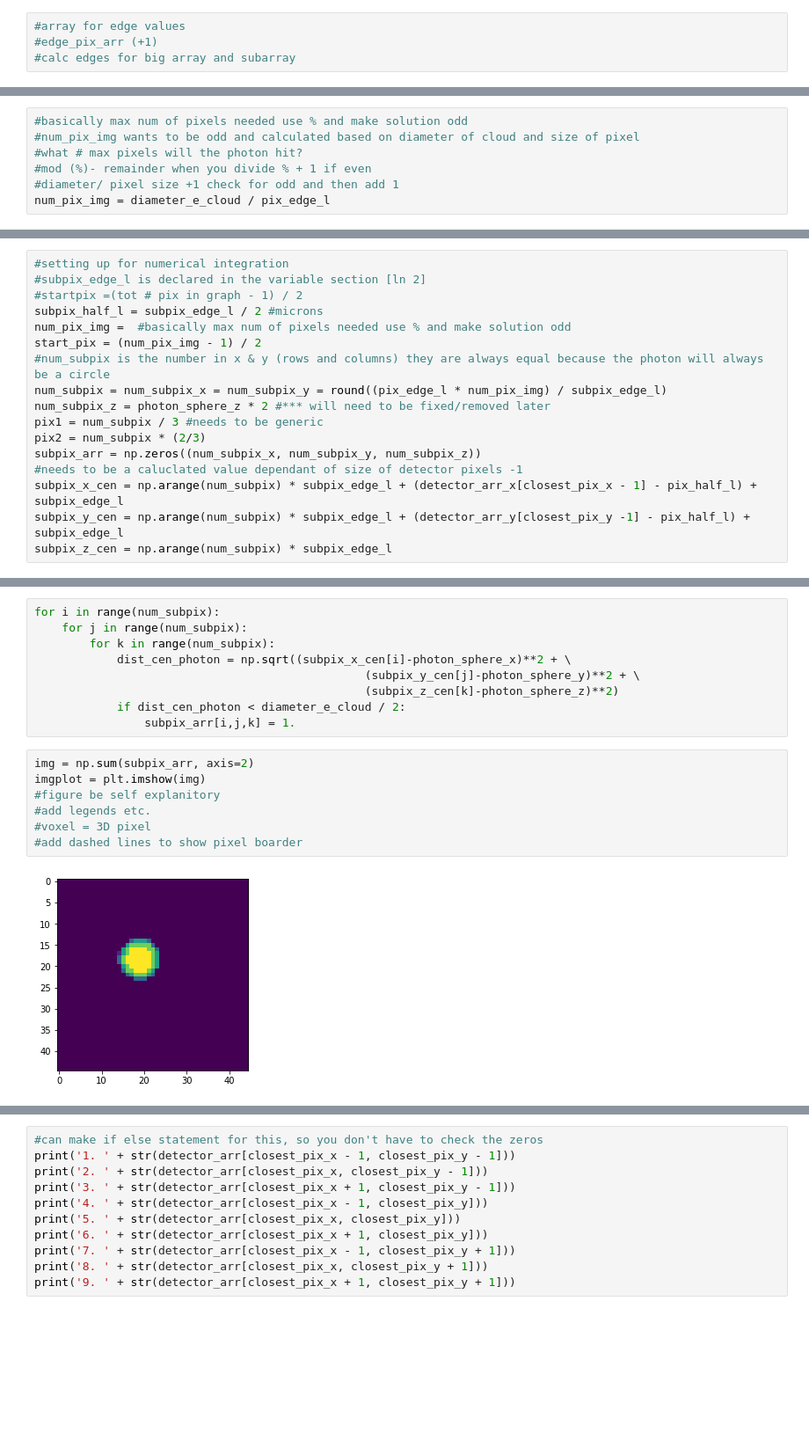
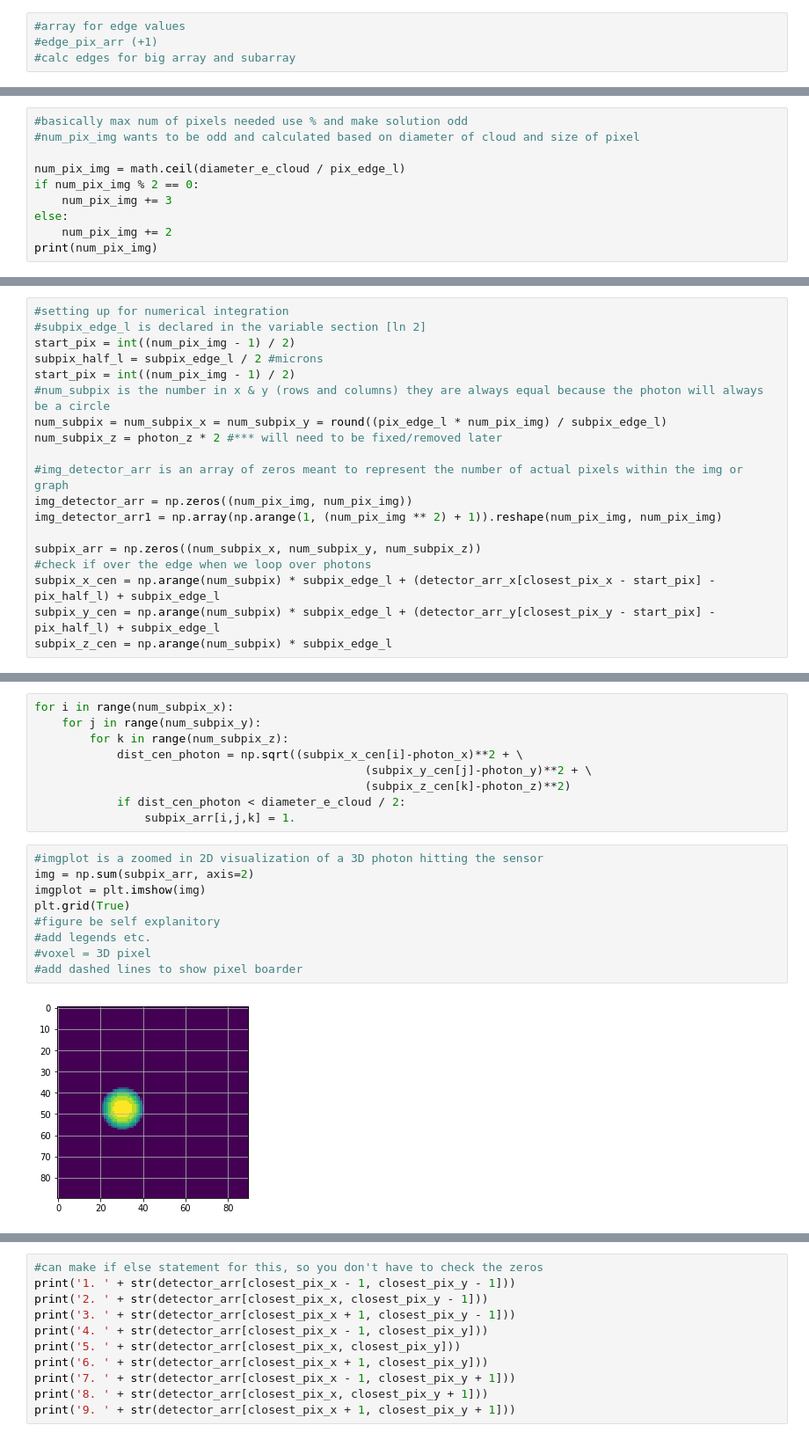
Before and after one commit to rfitzg/CFA-REU2020-FitzGerald, a Jupyter notebook: DetectorProject.ipynb, the cells around one changed output, grey strips where cells are left out. Shown: that part at 88% size. Saved outputs shown, nothing was run; the diff lists cells and outputs as text; blank space fills up the shorter version.

```diff
--- a/DetectorProject.ipynb
+++ b/DetectorProject.ipynb
@@ -62,7 +64,10 @@ closest pixel's center in microns: [52.5, 142.5]
 # %%
 #basically max num of pixels needed use % and make solution odd
 #num_pix_img wants to be odd and calculated based on diameter of cloud and size of pixel
-#what # max pixels will the photon hit?
-#mod (%)- remainder when you divide % + 1 if even
-#diameter/ pixel size +1 check for odd and then add 1
-num_pix_img = diameter_e_cloud / pix_edge_l
+
+num_pix_img = math.ceil(diameter_e_cloud / pix_edge_l)
+if num_pix_img % 2 == 0:
+    num_pix_img += 3
+else:
+    num_pix_img += 2
+print(num_pix_img)
@@ -69,17 +76,19 @@ num_pix_img = diameter_e_cloud / pix_edge_l
 # %%
 #setting up for numerical integration
 #subpix_edge_l is declared in the variable section [ln 2]
-#startpix =(tot # pix in graph - 1) / 2
+start_pix = int((num_pix_img - 1) / 2)
 subpix_half_l = subpix_edge_l / 2 #microns
-num_pix_img =  #basically max num of pixels needed use % and make solution odd
-start_pix = (num_pix_img - 1) / 2
+start_pix = int((num_pix_img - 1) / 2)
 #num_subpix is the number in x & y (rows and columns) they are always equal because the photon will always be a circle
 num_subpix = num_subpix_x = num_subpix_y = round((pix_edge_l * num_pix_img) / subpix_edge_l)
-num_subpix_z = photon_sphere_z * 2 #*** will need to be fixed/removed later
-pix1 = num_subpix / 3 #needs to be generic
-pix2 = num_subpix * (2/3)
+num_subpix_z = photon_z * 2 #*** will need to be fixed/removed later
+
+#img_detector_arr is an array of zeros meant to represent the number of actual pixels within the img or graph
+img_detector_arr = np.zeros((num_pix_img, num_pix_img))
+img_detector_arr1 = np.array(np.arange(1, (num_pix_img ** 2) + 1)).reshape(num_pix_img, num_pix_img)
+
 subpix_arr = np.zeros((num_subpix_x, num_subpix_y, num_subpix_z))
-#needs to be a caluclated value dependant of size of detector pixels -1
-subpix_x_cen = np.arange(num_subpix) * subpix_edge_l + (detector_arr_x[closest_pix_x - 1] - pix_half_l) + subpix_edge_l
-subpix_y_cen = np.arange(num_subpix) * subpix_edge_l + (detector_arr_y[closest_pix_y -1] - pix_half_l) + subpix_edge_l
+#check if over the edge when we loop over photons
+subpix_x_cen = np.arange(num_subpix) * subpix_edge_l + (detector_arr_x[closest_pix_x - start_pix] - pix_half_l) + subpix_edge_l
+subpix_y_cen = np.arange(num_subpix) * subpix_edge_l + (detector_arr_y[closest_pix_y - start_pix] - pix_half_l) + subpix_edge_l
 subpix_z_cen = np.arange(num_subpix) * subpix_edge_l
@@ -92,21 +111,23 @@ num_subpix
 # %%
-for i in range(num_subpix):
-    for j in range(num_subpix):
-        for k in range(num_subpix):
-            dist_cen_photon = np.sqrt((subpix_x_cen[i]-photon_sphere_x)**2 + \
-                                                (subpix_y_cen[j]-photon_sphere_y)**2 + \
-                                                (subpix_z_cen[k]-photon_sphere_z)**2)
+for i in range(num_subpix_x):
+    for j in range(num_subpix_y):
+        for k in range(num_subpix_z):
+            dist_cen_photon = np.sqrt((subpix_x_cen[i]-photon_x)**2 + \
+                                                (subpix_y_cen[j]-photon_y)**2 + \
+                                                (subpix_z_cen[k]-photon_z)**2)
             if dist_cen_photon < diameter_e_cloud / 2:
                 subpix_arr[i,j,k] = 1.
 # %%
+#imgplot is a zoomed in 2D visualization of a 3D photon hitting the sensor
 img = np.sum(subpix_arr, axis=2)
 imgplot = plt.imshow(img)
+plt.grid(True)
 #figure be self explanitory
 #add legends etc.
 #voxel = 3D pixel
 #add dashed lines to show pixel boarder
 # %% [output]
-[figure, old version]
+[figure, new version]
 # %%
 np.sum(img)
 # %% [output]
```
Also changed, not shown: parts of 22 cells of this notebook.
